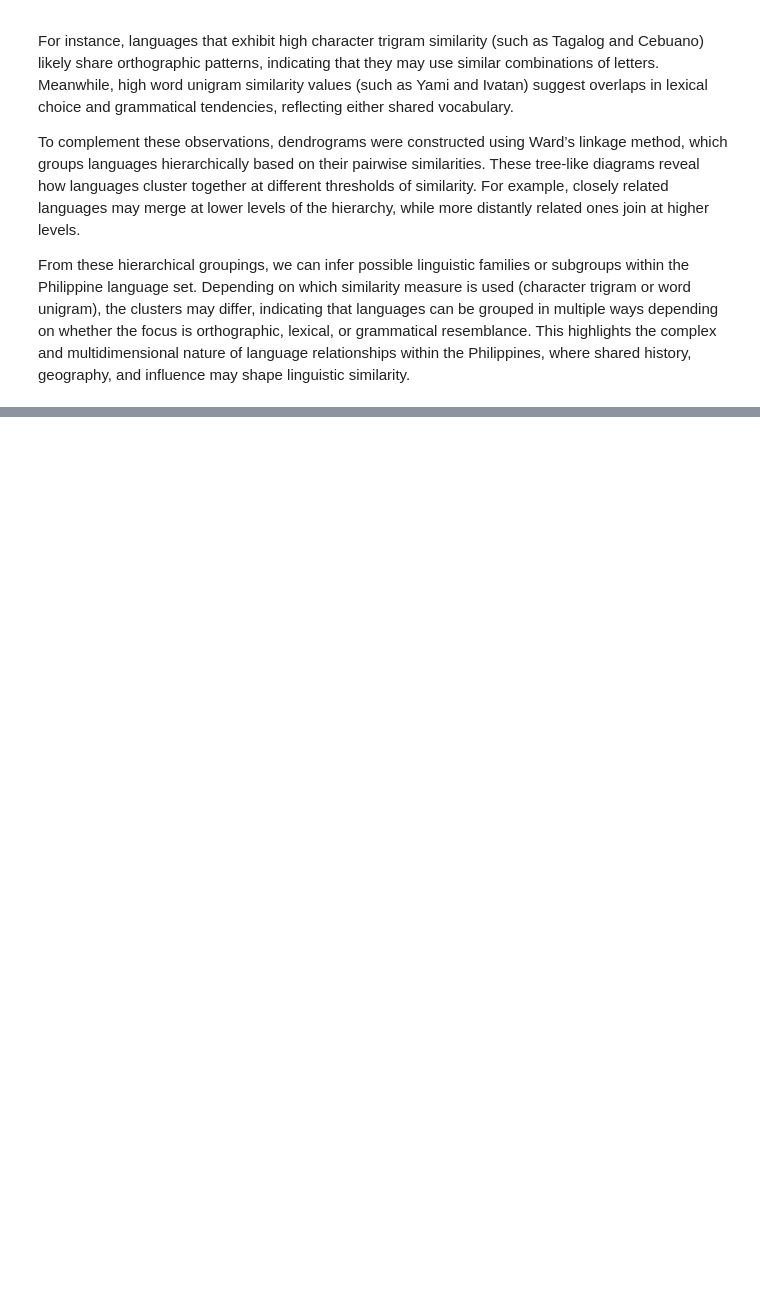
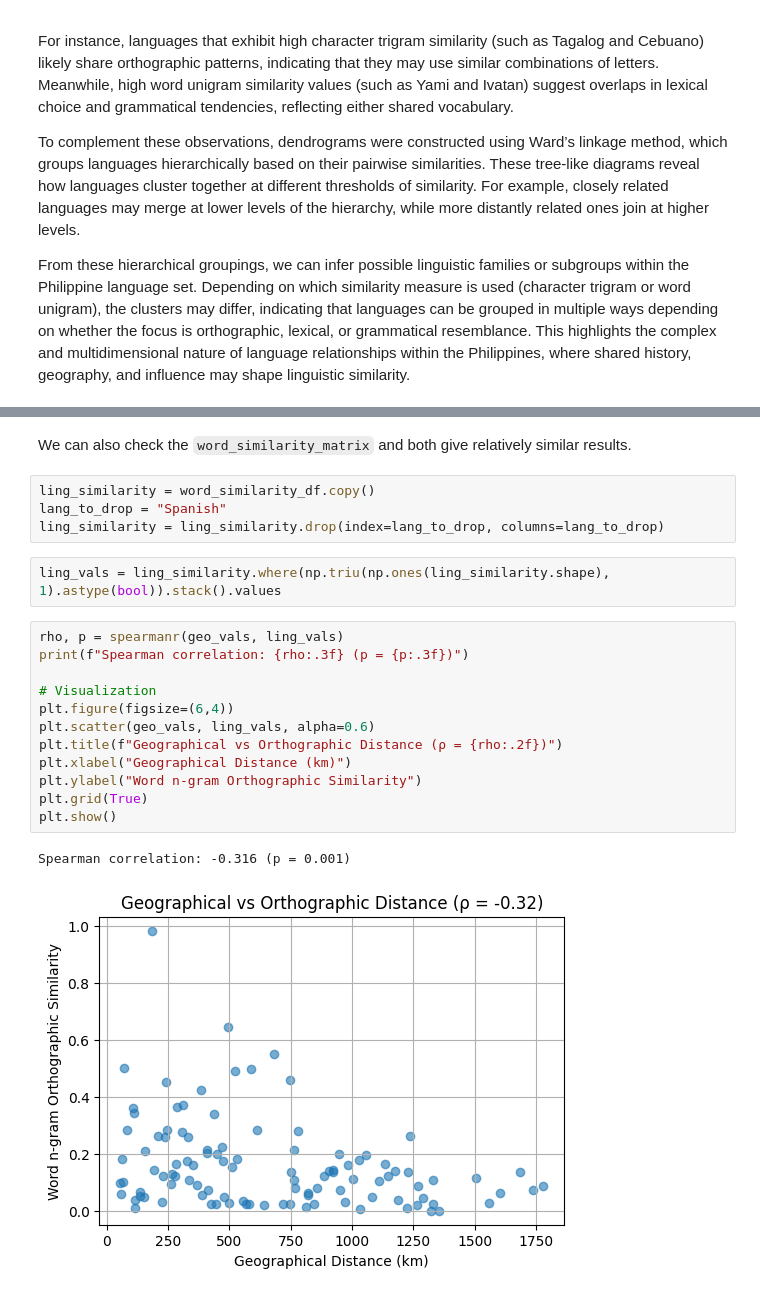
Before and after one commit to qu1r0ra/philippine-language-clustering, a Jupyter notebook: notebooks/philippine_language_clustering.ipynb, the cells around one changed output, grey strips where cells are left out. Saved outputs shown, nothing was run; the diff lists cells and outputs as text; blank space fills up the shorter version.

```diff
--- a/notebooks/philippine_language_clustering.ipynb
+++ b/notebooks/philippine_language_clustering.ipynb
@@ -515,0 +632,23 @@ From these hierarchical groupings, we can infer possible linguistic families or
+# %% [markdown]
+We can also check the `word_similarity_matrix` and both give relatively similar results.
+# %%
+ling_similarity = word_similarity_df.copy()
+lang_to_drop = "Spanish"
+ling_similarity = ling_similarity.drop(index=lang_to_drop, columns=lang_to_drop)
+# %%
+ling_vals = ling_similarity.where(np.triu(np.ones(ling_similarity.shape), 1).astype(bool)).stack().values
+# %%
+rho, p = spearmanr(geo_vals, ling_vals)
+print(f"Spearman correlation: {rho:.3f} (p = {p:.3f})")
+
+# Visualization
+plt.figure(figsize=(6,4))
+plt.scatter(geo_vals, ling_vals, alpha=0.6)
+plt.title(f"Geographical vs Orthographic Distance (ρ = {rho:.2f})")
+plt.xlabel("Geographical Distance (km)")
+plt.ylabel("Word n-gram Orthographic Similarity")
+plt.grid(True)
+plt.show()
+# %% [output]
+Spearman correlation: -0.316 (p = 0.001)
+[figure, added]
```
Also changed, not shown: parts of 30 cells of this notebook.
